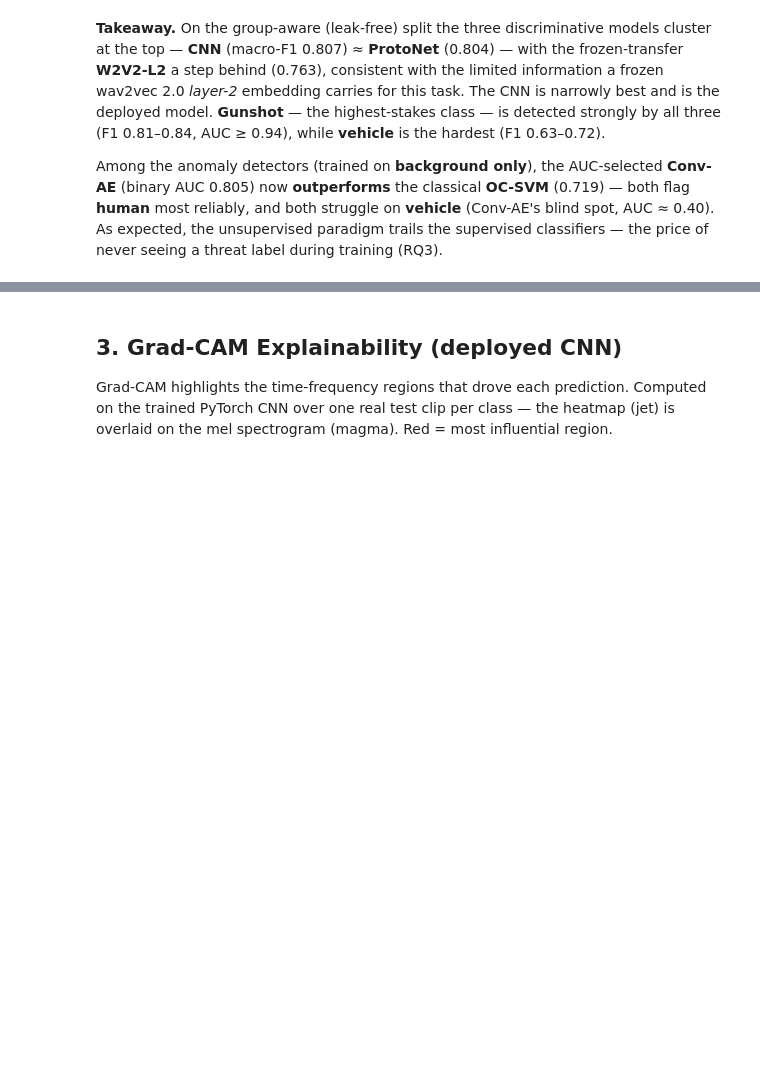
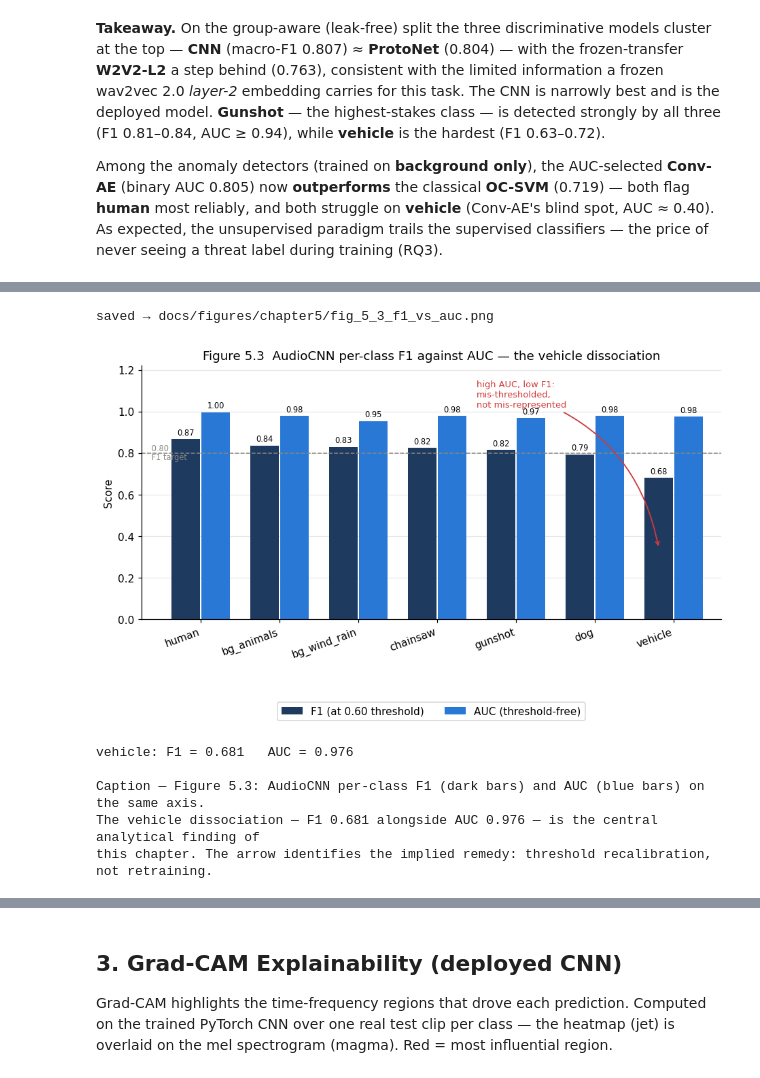
Before and after one commit to mangaorphy/alertreck, a Jupyter notebook: notebooks/00-model-report.ipynb, the cells around one changed output, grey strips where cells are left out. Drawn from its saved outputs; the diff is of its cells as text; code cells hidden in the pictures; blank space fills up the shorter version.

```diff
--- a/notebooks/00-model-report.ipynb
+++ b/notebooks/00-model-report.ipynb
@@ -229,0 +343,42 @@ during training (RQ3).
+# %%
+# ══ Figure 5.3 — The vehicle dissociation: F1 vs AUC ═════════════════════════
+auc_cnn = pc("custom_cnn", "per_class_auc")
+order   = sorted(CLASSES, key=lambda c: f1_cnn[c], reverse=True)
+f1v     = [f1_cnn[c]  for c in order]
+aucv    = [auc_cnn[c] for c in order]
+
+x, w = np.arange(7), 0.36
+fig, ax = plt.subplots(figsize=(10, 4.4))
+b1 = ax.bar(x - w/2 - .01, f1v,  w, color=DARK, label="F1 (at 0.60 threshold)")
+b2 = ax.bar(x + w/2 + .01, aucv, w, color=BLUE, label="AUC (threshold-free)")
+for b in (b1, b2):
+    ax.bar_label(b, fmt="%.2f", padding=2, fontsize=7.5)
+
+ax.axhline(F1_TARGET, ls="--", lw=1, color=MUTED)
+ax.text(-0.66, F1_TARGET, " 0.80\n F1 target", fontsize=7.5, color=MUTED, va="center")
+
+vi = order.index("threat_vehicle")
+ax.annotate("high AUC, low F1:\nmis-thresholded,\nnot mis-represented",
+            xy=(vi - w/2 - .01, f1_cnn["threat_vehicle"]/2), xytext=(vi - 2.5, 1.02),
+            fontsize=8.5, color=RED, ha="left",
+            arrowprops=dict(arrowstyle="->", color=RED, lw=1.2,
+                            connectionstyle="arc3,rad=-0.3"))
+
+ax.set_xticks(x, [SHORT[c] for c in order], rotation=20, ha="right")
+ax.set_xlim(-0.75, 6.6); ax.set_ylim(0, 1.22); ax.set_ylabel("Score")
+ax.set_title("Figure 5.3  AudioCNN per-class F1 against AUC — the vehicle dissociation")
+finish(ax); ax.legend(loc="lower center", bbox_to_anchor=(0.5, -0.42), ncols=2)
+save5(fig, "fig_5_3_f1_vs_auc.png"); plt.show()
+
+print(f"\nvehicle: F1 = {f1_cnn['threat_vehicle']:.3f}   AUC = {auc_cnn['threat_vehicle']:.3f}")
+print("\nCaption — Figure 5.3: AudioCNN per-class F1 (dark bars) and AUC (blue bars) on the same axis.\n"
+      "The vehicle dissociation — F1 0.681 alongside AUC 0.976 — is the central analytical finding of\n"
+      "this chapter. The arrow identifies the implied remedy: threshold recalibration, not retraining.")
+# %% [output]
+saved → docs/figures/chapter5/fig_5_3_f1_vs_auc.png
+[figure, added]
+vehicle: F1 = 0.681   AUC = 0.976
+
+Caption — Figure 5.3: AudioCNN per-class F1 (dark bars) and AUC (blue bars) on the same axis.
+The vehicle dissociation — F1 0.681 alongside AUC 0.976 — is the central analytical finding of
+this chapter. The arrow identifies the implied remedy: threshold recalibration, not retraining.
```
Also changed, not shown: parts of 11 cells of this notebook, 22 other files.
